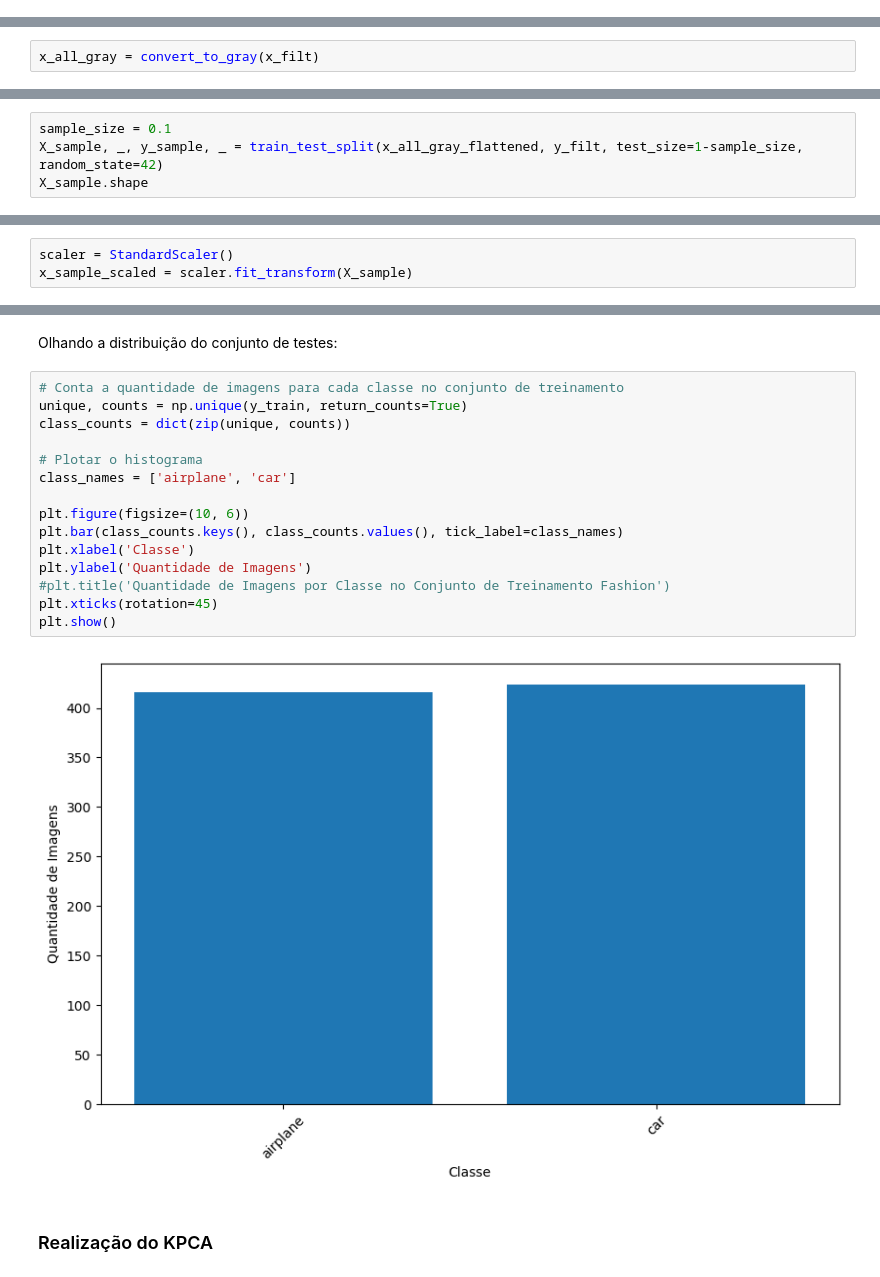
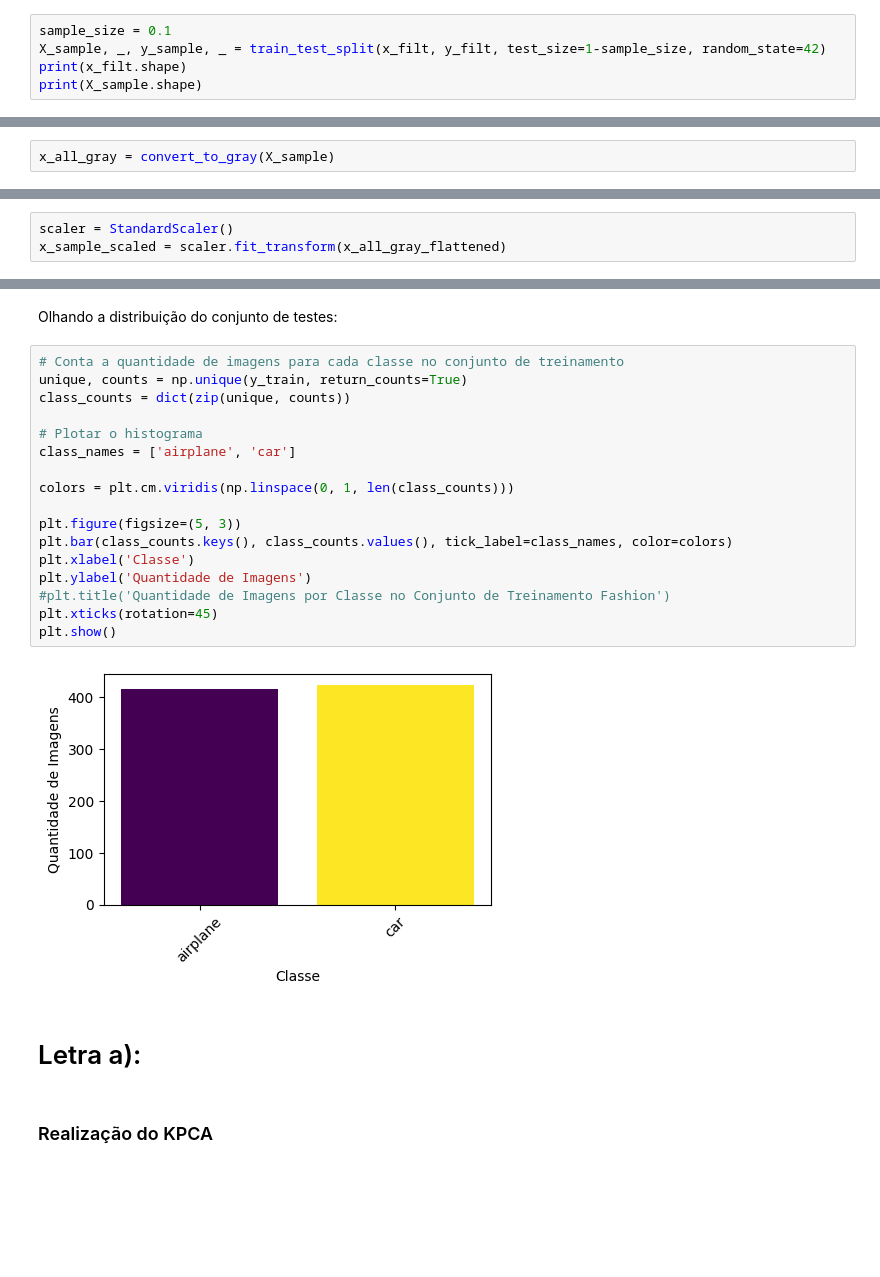
Before and after one commit to lorran-araujo/LNCC, a Jupyter notebook: disciplinas/redes-neurais/codes/lista3/exercicio1.ipynb, the cells around one changed output, grey strips where cells are left out. Cells and saved outputs as stored; diff of their text form; blank space fills up the shorter version.

```diff
--- a/disciplinas/redes-neurais/codes/lista3/exercicio1.ipynb
+++ b/disciplinas/redes-neurais/codes/lista3/exercicio1.ipynb
@@ -50,0 +37,5 @@ plot_image(example_image, category_labels[example_label])
+# %%
+sample_size = 0.1
+X_sample, _, y_sample, _ = train_test_split(x_filt, y_filt, test_size=1-sample_size, random_state=42)
+print(x_filt.shape)
+print(X_sample.shape)
@@ -55,7 +77,7 @@ def convert_to_gray(images):
     gray_images = np.array([cv2.cvtColor(img, cv2.COLOR_BGR2GRAY) for img in images])
     return gray_images
 # %%
-x_all_gray = convert_to_gray(x_filt)
+x_all_gray = convert_to_gray(X_sample)
 # %% [markdown]
 Vetorizando:
 # %%
@@ -79,4 +94,0 @@ x_all_gray_flattened.shape
-# %%
-sample_size = 0.1
-X_sample, _, y_sample, _ = train_test_split(x_all_gray_flattened, y_filt, test_size=1-sample_size, random_state=42)
-X_sample.shape
@@ -86,5 +96,5 @@ X_sample.shape
 Escalando os dados:
 # %%
 scaler = StandardScaler()
-x_sample_scaled = scaler.fit_transform(X_sample)
+x_sample_scaled = scaler.fit_transform(x_all_gray_flattened)
 # %% [markdown]
@@ -96,20 +106,24 @@ Olhando a distribuição do conjunto de testes:
 # %%
 # Conta a quantidade de imagens para cada classe no conjunto de treinamento
 unique, counts = np.unique(y_train, return_counts=True)
 class_counts = dict(zip(unique, counts))
 
 # Plotar o histograma
 class_names = ['airplane', 'car']
 
-plt.figure(figsize=(10, 6))
-plt.bar(class_counts.keys(), class_counts.values(), tick_label=class_names)
+colors = plt.cm.viridis(np.linspace(0, 1, len(class_counts)))
+
+plt.figure(figsize=(5, 3))
+plt.bar(class_counts.keys(), class_counts.values(), tick_label=class_names, color=colors)
 plt.xlabel('Classe')
 plt.ylabel('Quantidade de Imagens')
 #plt.title('Quantidade de Imagens por Classe no Conjunto de Treinamento Fashion')
 plt.xticks(rotation=45)
 plt.show()
 # %% [output]
-[figure, old version]
+[figure, new version]
+# %% [markdown]
+# Letra a):
 # %% [markdown]
 ### Realização do KPCA
 # %% [markdown]
```
Also changed, not shown: parts of 42 cells of this notebook, 2 other files.
